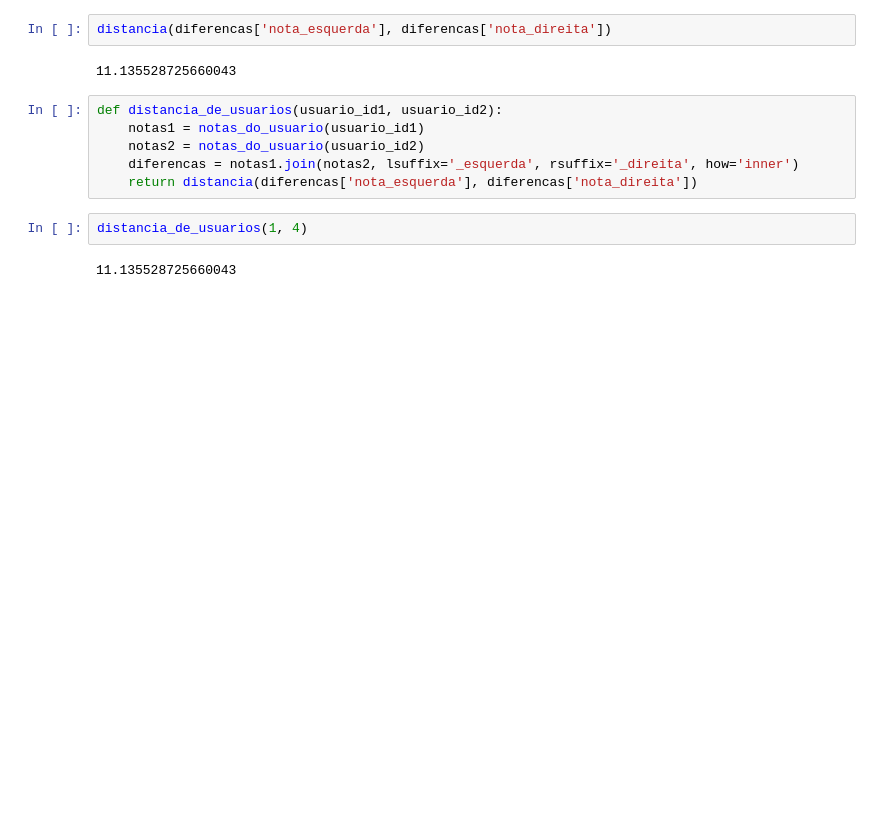
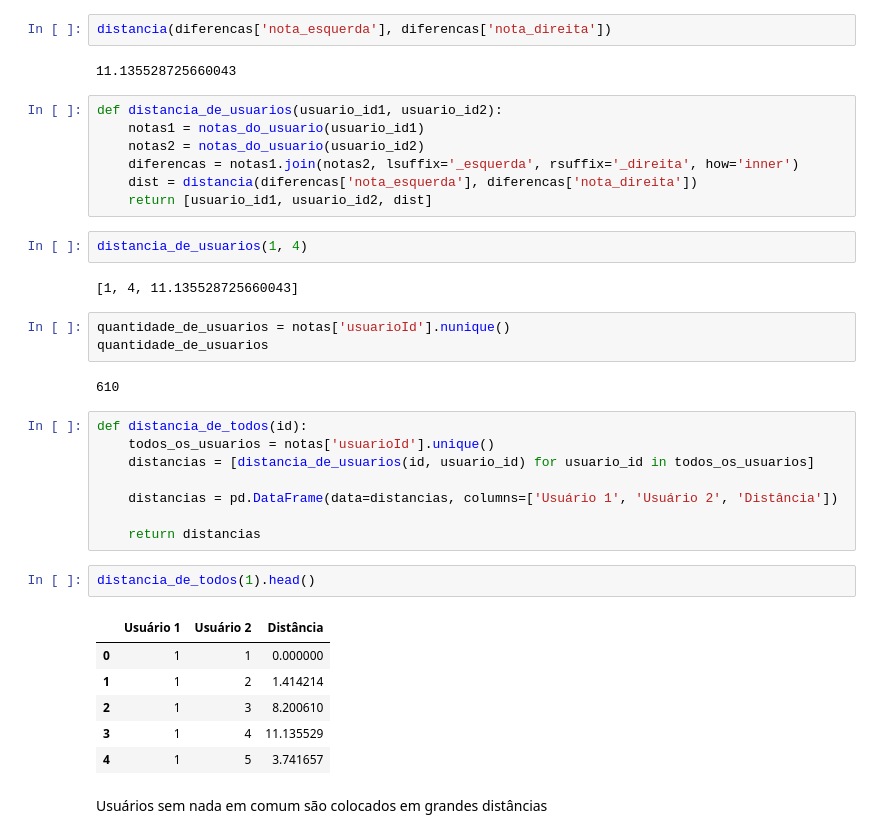
Before and after one commit to LuTDC/ml_negocios_digitais, a Jupyter notebook: Machine Learning - Intro a sistemas de recomendação em Python/Projeto.ipynb, the cells around one changed output. Cells and saved outputs as stored; diff of their text form; blank space fills up the shorter version.

```diff
--- a/Machine Learning - Intro a sistemas de recomendação em Python/Projeto.ipynb
+++ b/Machine Learning - Intro a sistemas de recomendação em Python/Projeto.ipynb
@@ -278,8 +278,33 @@ def distancia_de_usuarios(usuario_id1, usuario_id2):
     notas1 = notas_do_usuario(usuario_id1)
     notas2 = notas_do_usuario(usuario_id2)
     diferencas = notas1.join(notas2, lsuffix='_esquerda', rsuffix='_direita', how='inner')
-    return distancia(diferencas['nota_esquerda'], diferencas['nota_direita'])
+    dist = distancia(diferencas['nota_esquerda'], diferencas['nota_direita'])
+    return [usuario_id1, usuario_id2, dist]
 # %%
 distancia_de_usuarios(1, 4)
 # %% [output]
-11.135528725660043
+[1, 4, 11.135528725660043]
+# %%
+quantidade_de_usuarios = notas['usuarioId'].nunique()
+quantidade_de_usuarios
+# %% [output]
+610
+# %%
+def distancia_de_todos(id):
+    todos_os_usuarios = notas['usuarioId'].unique()
+    distancias = [distancia_de_usuarios(id, usuario_id) for usuario_id in todos_os_usuarios]
+
+    distancias = pd.DataFrame(data=distancias, columns=['Usuário 1', 'Usuário 2', 'Distância'])
+
+    return distancias
+# %%
+distancia_de_todos(1).head()
+# %% [output]
+|  | Usuário 1 | Usuário 2 | Distância |
+| 0 | 1 | 1 | 0.000000 |
+| 1 | 1 | 2 | 1.414214 |
+| 2 | 1 | 3 | 8.200610 |
+| 3 | 1 | 4 | 11.135529 |
+| 4 | 1 | 5 | 3.741657 |
+# %% [markdown]
+Usuários sem nada em comum são colocados em grandes distâncias
```
Also changed, not shown: parts of 4 cells of this notebook.
